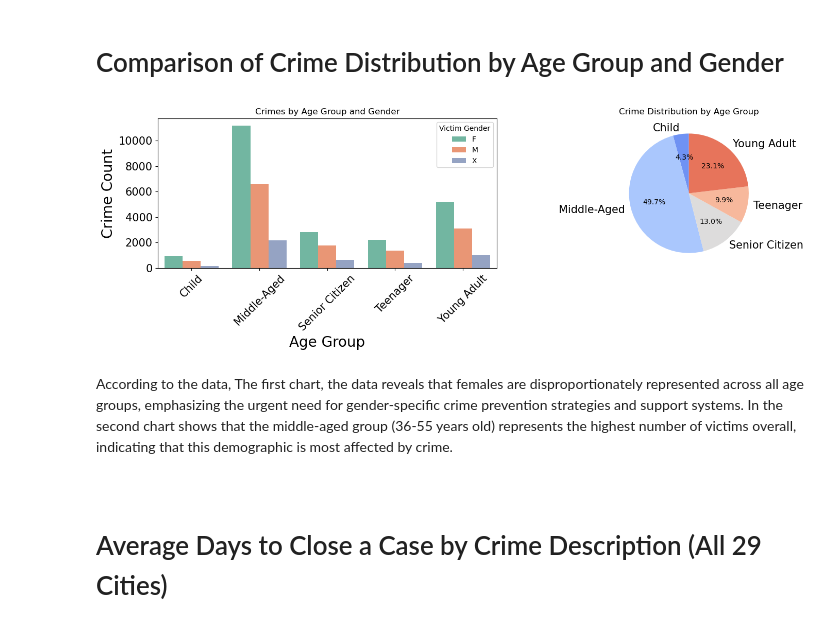
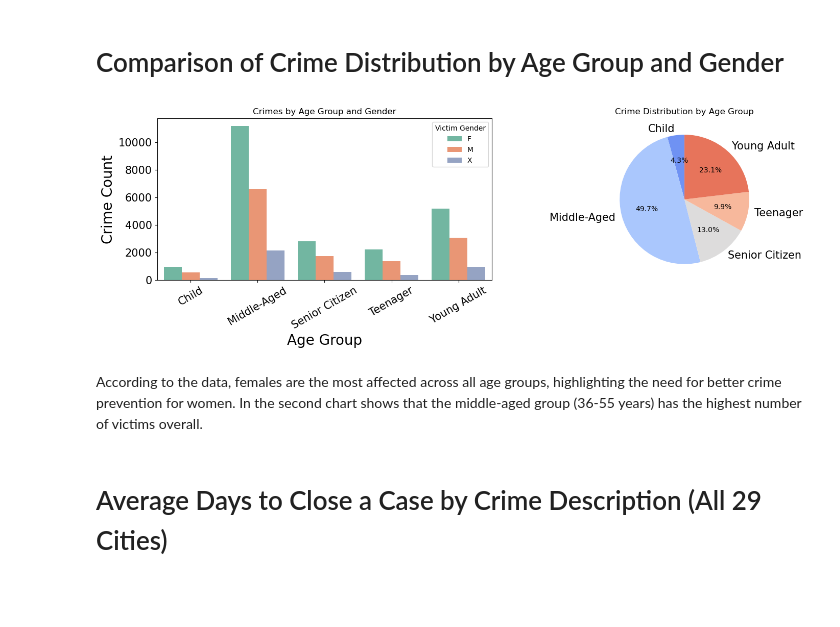
Before and after one commit to ashish26meshram/MLProject, a Jupyter notebook: Analysis of Indian Crime/Crime Analytics Across Indian Cities( Final).ipynb, the cells around one changed output. Drawn from its saved outputs; the diff is of its cells as text; code cells hidden in the pictures; blank space fills up the shorter version.

```diff
--- a/Analysis of Indian Crime/Crime Analytics Across Indian Cities( Final).ipynb
+++ b/Analysis of Indian Crime/Crime Analytics Across Indian Cities( Final).ipynb
@@ -176,44 +172,37 @@ The data indicates that sexual assault cases are concentrated in metro cities. T
 # Categorizing victim age groups and counting crimes by age group and gender
 def age_category(age):
     if age <= 12:
         return "Child"
     elif 13 <= age <= 19:
         return "Teenager"
     elif 20 <= age <= 35:
         return "Young Adult"
     elif 36 <= age <= 55:
         return "Middle-Aged"
     elif 56 <= age <= 70:
         return "Middle-Aged"
     elif age >= 71:
         return "Senior Citizen"
     else:
         return "Unknown"
-
-
 data["Age_group"] = data["Victim Age"].apply(age_category)
 age_gender_data = data.groupby(['Age_group', 'Victim Gender']).size().reset_index(name='Crime Count')
 age_group_data = data.groupby('Age_group').size().reset_index(name='Crime Count')
-
-
 fig, ax = plt.subplots(1, 2, figsize=(15, 5))
 sns.barplot(x='Age_group', y='Crime Count', hue='Victim Gender', data=age_gender_data, ax=ax[0], palette='Set2')
 ax[0].set_title('Crimes by Age Group and Gender')
 ax[0].set_xlabel('Age Group')
 ax[0].set_ylabel('Crime Count')
 ax[0].legend(title='Victim Gender')
-ax[0].set_xticklabels(ax[0].get_xticklabels(), rotation=45)
-
+ax[0].set_xticklabels(ax[0].get_xticklabels(), rotation=30)
 ax[1].pie(age_group_data['Crime Count'], labels=age_group_data['Age_group'], autopct='%1.1f%%', startangle=90, colors=sns.color_palette('coolwarm', len(age_group_data)))
 ax[1].set_title('Crime Distribution by Age Group')
 plt.tight_layout()
 plt.show()
 # %% [output]
-[figure, old version]
+[figure, new version]
-# %% [markdown]
-According to the data, The first chart, the data reveals that females are disproportionately represented across all age groups, emphasizing the urgent need for gender-specific crime prevention strategies and support systems. In the second chart shows that the middle-aged group (36-55 years old) represents the highest number of victims overall, indicating that this demographic is most affected by crime.
-# %% [markdown]
-<div style="page-break-after: always;"></div>
+# %% [markdown]
+According to the data, females are the most affected across all age groups, highlighting the need for better crime prevention for women. In the second chart shows that the middle-aged group (36-55 years) has the highest number of victims overall.
 # %% [markdown]
 # Average Days to Close a Case by Crime Description (All 29 Cities)
 # %%
```
Also changed, not shown: parts of 11 cells of this notebook, 1 other file.
